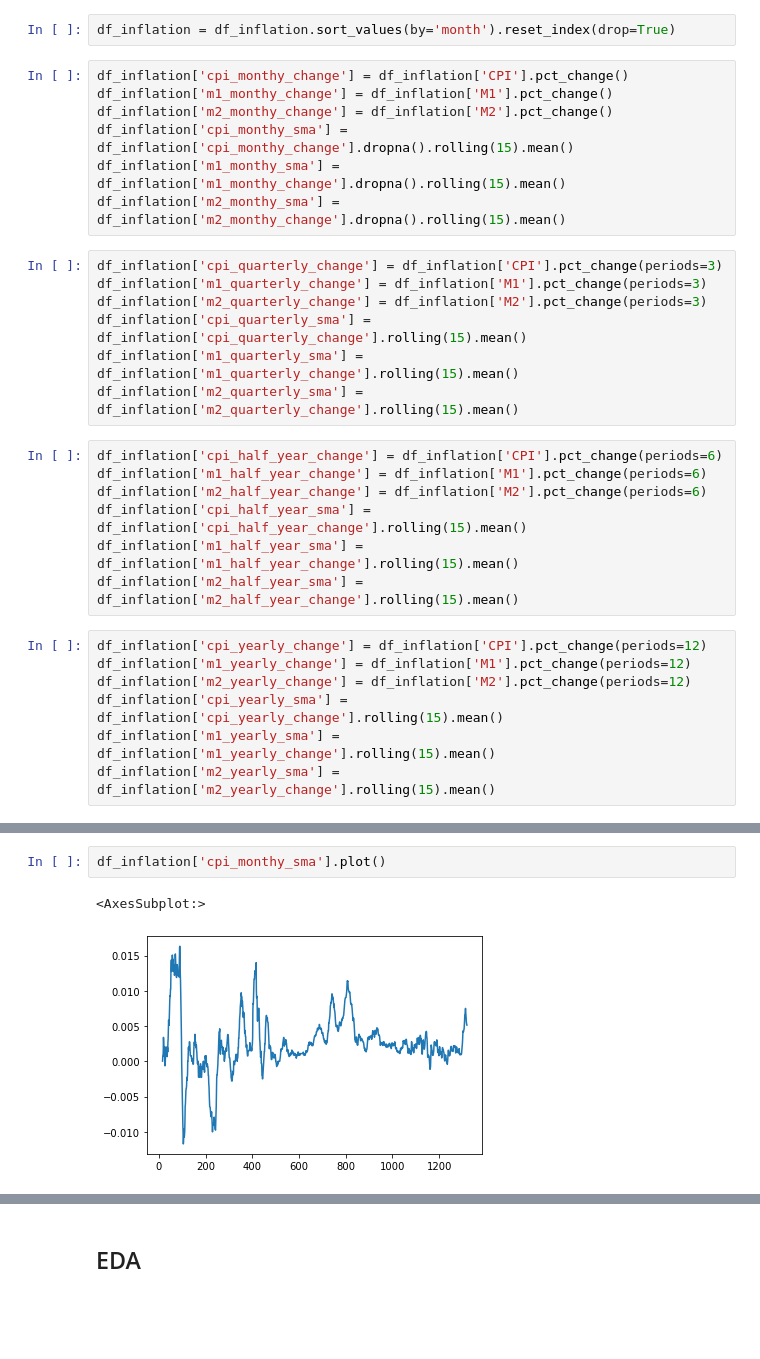
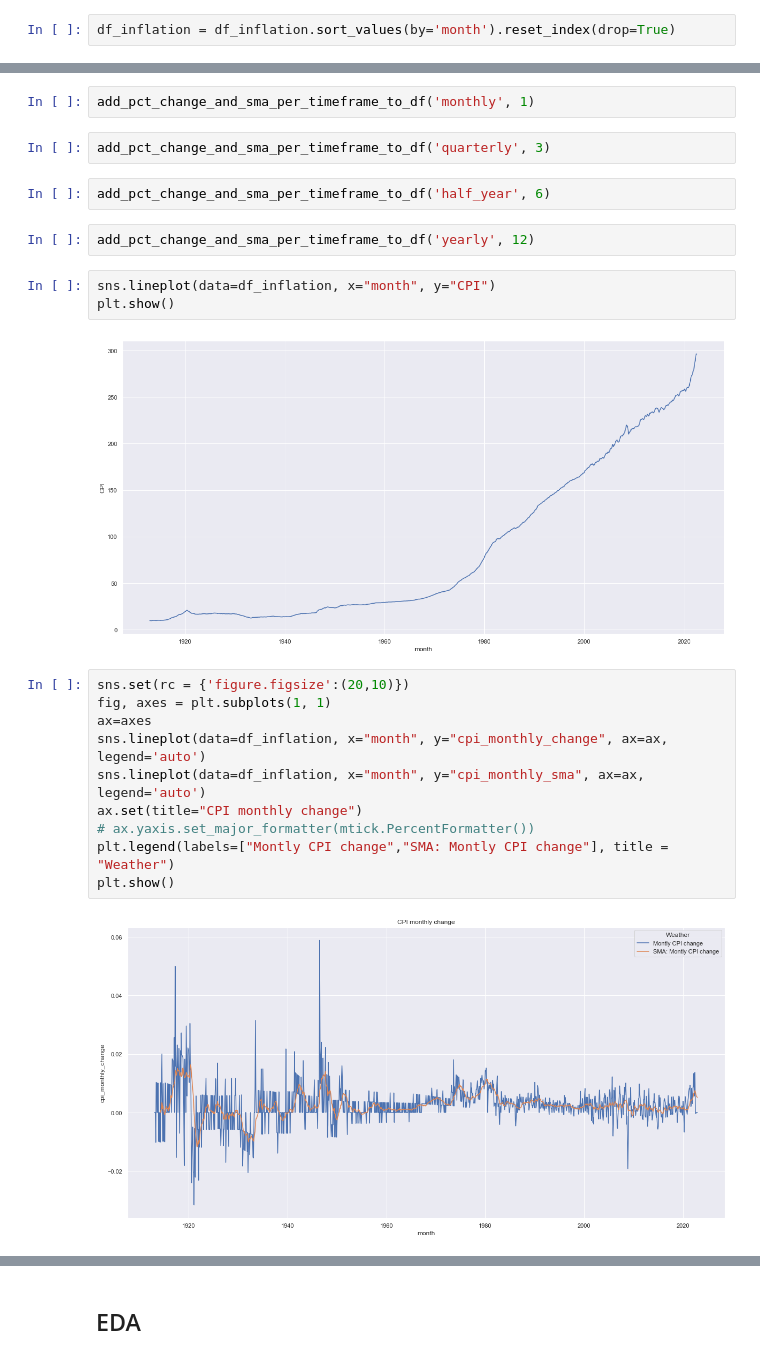
Before and after one commit to LeoSaffron/Inflation-Prediction, a Jupyter notebook: Inflation.ipynb, the cells around one changed output, grey strips where cells are left out. Saved outputs shown, nothing was run; the diff lists cells and outputs as text; blank space fills up the shorter version.

Commit message:
functionalized plots

```diff
--- a/Inflation.ipynb
+++ b/Inflation.ipynb
@@ -337,31 +314,3 @@ df_inflation
 1320 rows × 6 columns
 # %%
 df_inflation = df_inflation.sort_values(by='month').reset_index(drop=True)
-# %%
-df_inflation['cpi_monthy_change'] = df_inflation['CPI'].pct_change()
-df_inflation['m1_monthy_change'] = df_inflation['M1'].pct_change()
-df_inflation['m2_monthy_change'] = df_inflation['M2'].pct_change()
-df_inflation['cpi_monthy_sma'] = df_inflation['cpi_monthy_change'].dropna().rolling(15).mean()
-df_inflation['m1_monthy_sma'] = df_inflation['m1_monthy_change'].dropna().rolling(15).mean()
-df_inflation['m2_monthy_sma'] = df_inflation['m2_monthy_change'].dropna().rolling(15).mean()
-# %%
-df_inflation['cpi_quarterly_change'] = df_inflation['CPI'].pct_change(periods=3)
-df_inflation['m1_quarterly_change'] = df_inflation['M1'].pct_change(periods=3)
-df_inflation['m2_quarterly_change'] = df_inflation['M2'].pct_change(periods=3)
-df_inflation['cpi_quarterly_sma'] = df_inflation['cpi_quarterly_change'].rolling(15).mean()
-df_inflation['m1_quarterly_sma'] = df_inflation['m1_quarterly_change'].rolling(15).mean()
-df_inflation['m2_quarterly_sma'] = df_inflation['m2_quarterly_change'].rolling(15).mean()
-# %%
-df_inflation['cpi_half_year_change'] = df_inflation['CPI'].pct_change(periods=6)
-df_inflation['m1_half_year_change'] = df_inflation['M1'].pct_change(periods=6)
-df_inflation['m2_half_year_change'] = df_inflation['M2'].pct_change(periods=6)
-df_inflation['cpi_half_year_sma'] = df_inflation['cpi_half_year_change'].rolling(15).mean()
-df_inflation['m1_half_year_sma'] = df_inflation['m1_half_year_change'].rolling(15).mean()
-df_inflation['m2_half_year_sma'] = df_inflation['m2_half_year_change'].rolling(15).mean()
-# %%
-df_inflation['cpi_yearly_change'] = df_inflation['CPI'].pct_change(periods=12)
-df_inflation['m1_yearly_change'] = df_inflation['M1'].pct_change(periods=12)
-df_inflation['m2_yearly_change'] = df_inflation['M2'].pct_change(periods=12)
-df_inflation['cpi_yearly_sma'] = df_inflation['cpi_yearly_change'].rolling(15).mean()
-df_inflation['m1_yearly_sma'] = df_inflation['m1_yearly_change'].rolling(15).mean()
-df_inflation['m2_yearly_sma'] = df_inflation['m2_yearly_change'].rolling(15).mean()
@@ -368,5 +328,25 @@ df_inflation['m2_yearly_sma'] = df_inflation['m2_yearly_change'].rolling(15).mea
+# %%
+add_pct_change_and_sma_per_timeframe_to_df('monthly', 1)
+# %%
+add_pct_change_and_sma_per_timeframe_to_df('quarterly', 3)
+# %%
+add_pct_change_and_sma_per_timeframe_to_df('half_year', 6)
+# %%
+add_pct_change_and_sma_per_timeframe_to_df('yearly', 12)
+# %%
+sns.lineplot(data=df_inflation, x="month", y="CPI")
+plt.show()
+# %% [output]
+[figure, added]
 # %%
-df_inflation['cpi_monthy_sma'].plot()
+sns.set(rc = {'figure.figsize':(20,10)})
+fig, axes = plt.subplots(1, 1)
+ax=axes
+sns.lineplot(data=df_inflation, x="month", y="cpi_monthly_change", ax=ax, legend='auto')
+sns.lineplot(data=df_inflation, x="month", y="cpi_monthly_sma", ax=ax, legend='auto')
+ax.set(title="CPI monthly change")
+# ax.yaxis.set_major_formatter(mtick.PercentFormatter())
+plt.legend(labels=["Montly CPI change","SMA: Montly CPI change"], title = "Weather")
+plt.show()
 # %% [output]
-<AxesSubplot:>
-[figure, old version]
+[figure, new version]
```
Also changed, not shown: parts of 71 cells of this notebook.
